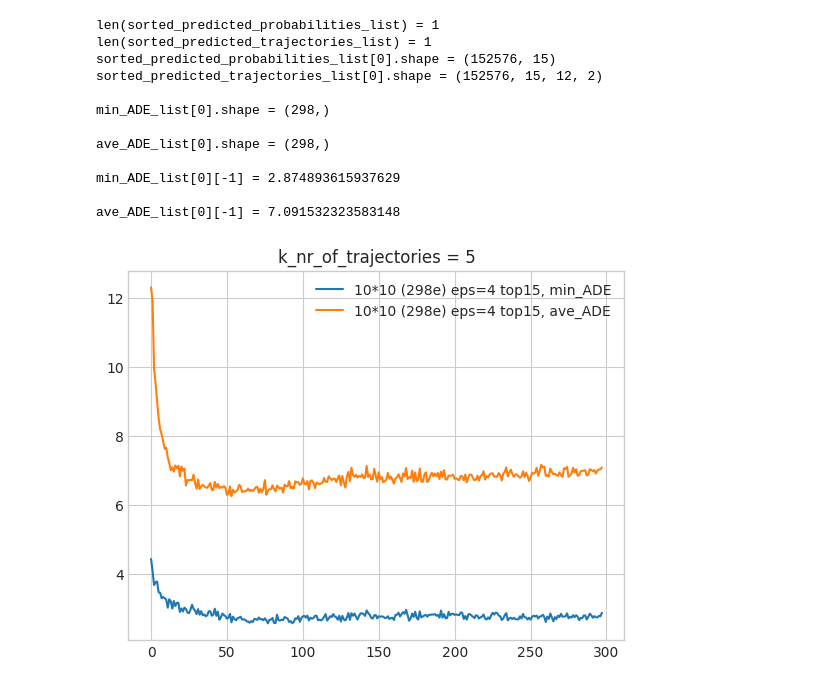
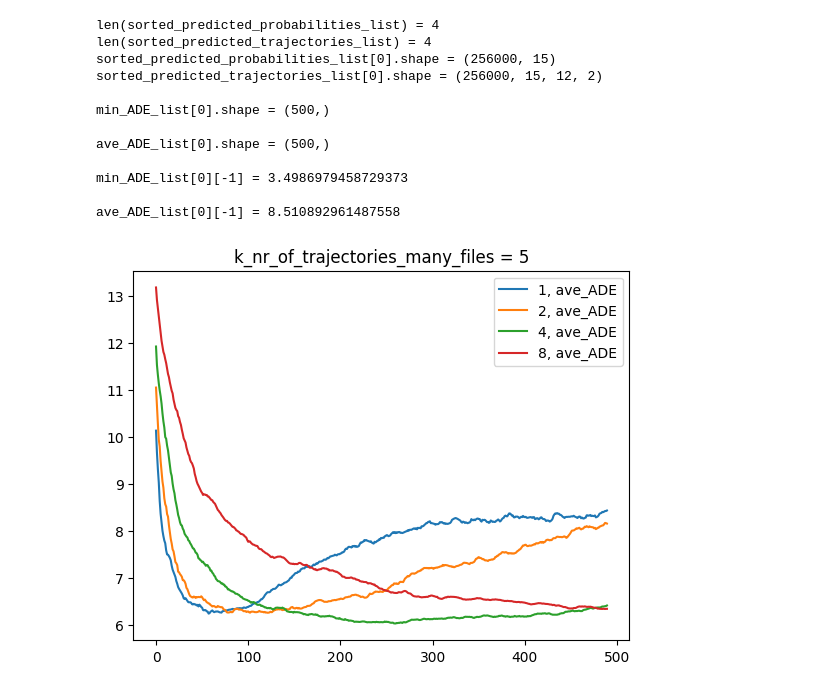
Before and after one commit to dolander1/nuscenes_dolander1, a Jupyter notebook: python-sdk/tutorials/analyseNewResults.ipynb, the cells around one changed output. Saved outputs shown, nothing was run; the diff lists cells and outputs as text; code cells hidden in the pictures.

```diff
--- a/python-sdk/tutorials/analyseNewResults.ipynb
+++ b/python-sdk/tutorials/analyseNewResults.ipynb
@@ -103,13 +140,13 @@ def get_ADE_for_k_trajectories(sorted_predicted_trajectories, ground_truth_traje
 # %%
 ############### Calculate and plot many files
 
-k_nr_of_trajectories = 5
+k_nr_of_trajectories_many_files = 5
 
 # New
 sorted_predicted_trajectories_list = [get_sorted_most_likely_trajectories(indices_loaded, lattice) for indices_loaded, lattice in zip(indices_loaded_list, lattice_list)]
 sorted_predicted_probabilities_list = probabilities_list.copy()
 
-results2 = [get_ADE_for_k_trajectories(sorted_predicted_trajectories, ground_truth_loaded, k_nr_of_trajectories, train_boolean, dataset_factor) for sorted_predicted_trajectories, ground_truth_loaded, dataset_factor in zip(sorted_predicted_trajectories_list, ground_truth_loaded_list, dataset_factor_list)]
+results2 = [get_ADE_for_k_trajectories(sorted_predicted_trajectories, ground_truth_loaded, k_nr_of_trajectories_many_files, train_boolean, dataset_factor) for sorted_predicted_trajectories, ground_truth_loaded, dataset_factor in zip(sorted_predicted_trajectories_list, ground_truth_loaded_list, dataset_factor_list)]
 min_ADE_list, ave_ADE_list = zip(*results2)
 
 print(f"len(sorted_predicted_probabilities_list) = {len(sorted_predicted_probabilities_list)}")
@@ -122,26 +159,28 @@ print(f"\nmin_ADE_list[{file_number}].shape = {min_ADE_list[file_number].shape}"
 print(f"\nave_ADE_list[{file_number}].shape = {ave_ADE_list[file_number].shape}")
 print(f"\nmin_ADE_list[{file_number}][-1] = {min_ADE_list[file_number][-1]}")
 print(f"\nave_ADE_list[{file_number}][-1] = {ave_ADE_list[file_number][-1]}")
-
-
-## Plot ADE
-[plt.plot(min_ADE, label=legend+', min_ADE') for min_ADE, legend in zip(min_ADE_list, legend_list)]
-[plt.plot(ave_ADE, label=legend+', ave_ADE') for ave_ADE, legend in zip(ave_ADE_list, legend_list)]
-plt.legend();
-plt.title(f"k_nr_of_trajectories = {k_nr_of_trajectories}");
 # %% [output]
-len(sorted_predicted_probabilities_list) = 1
-len(sorted_predicted_trajectories_list) = 1
-sorted_predicted_probabilities_list[0].shape = (152576, 15)
-sorted_predicted_trajectories_list[0].shape = (152576, 15, 12, 2)
+len(sorted_predicted_probabilities_list) = 4
+len(sorted_predicted_trajectories_list) = 4
+sorted_predicted_probabilities_list[0].shape = (256000, 15)
+sorted_predicted_trajectories_list[0].shape = (256000, 15, 12, 2)
 
-min_ADE_list[0].shape = (298,)
+min_ADE_list[0].shape = (500,)
 
-ave_ADE_list[0].shape = (298,)
+ave_ADE_list[0].shape = (500,)
 
-min_ADE_list[0][-1] = 2.874893615937629
+min_ADE_list[0][-1] = 3.4986979458729373
 
-ave_ADE_list[0][-1] = 7.091532323583148
+ave_ADE_list[0][-1] = 8.510892961487558
-[figure, removed]
+# %%
+## Plot ADE
+start_number = 1
+window_size = 10
+# [plt.plot(np.convolve(min_ADE[start_number:], np.ones(window_size)/window_size, mode='valid'), label=legend+', min_ADE') for min_ADE, legend in zip(min_ADE_list, legend_list)]
+[plt.plot(np.convolve(ave_ADE[start_number:], np.ones(window_size)/window_size, mode='valid'), label=legend+', ave_ADE') for ave_ADE, legend in zip(ave_ADE_list, legend_list)]
+plt.legend();
+plt.title(f"k_nr_of_trajectories_many_files = {k_nr_of_trajectories_many_files}");
+# %% [output]
+[figure, added]
 # %%
 ############## Calculate and plot one files
```
Also changed, not shown: parts of 6 cells of this notebook.
